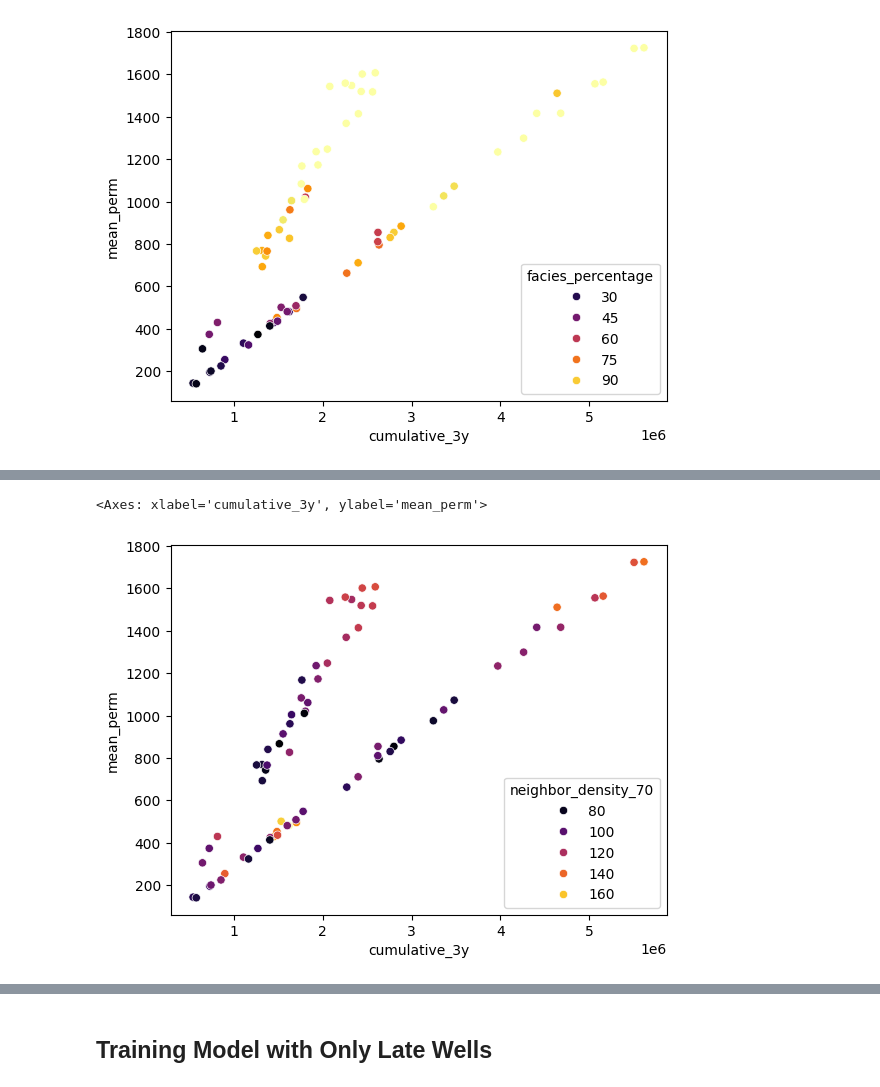
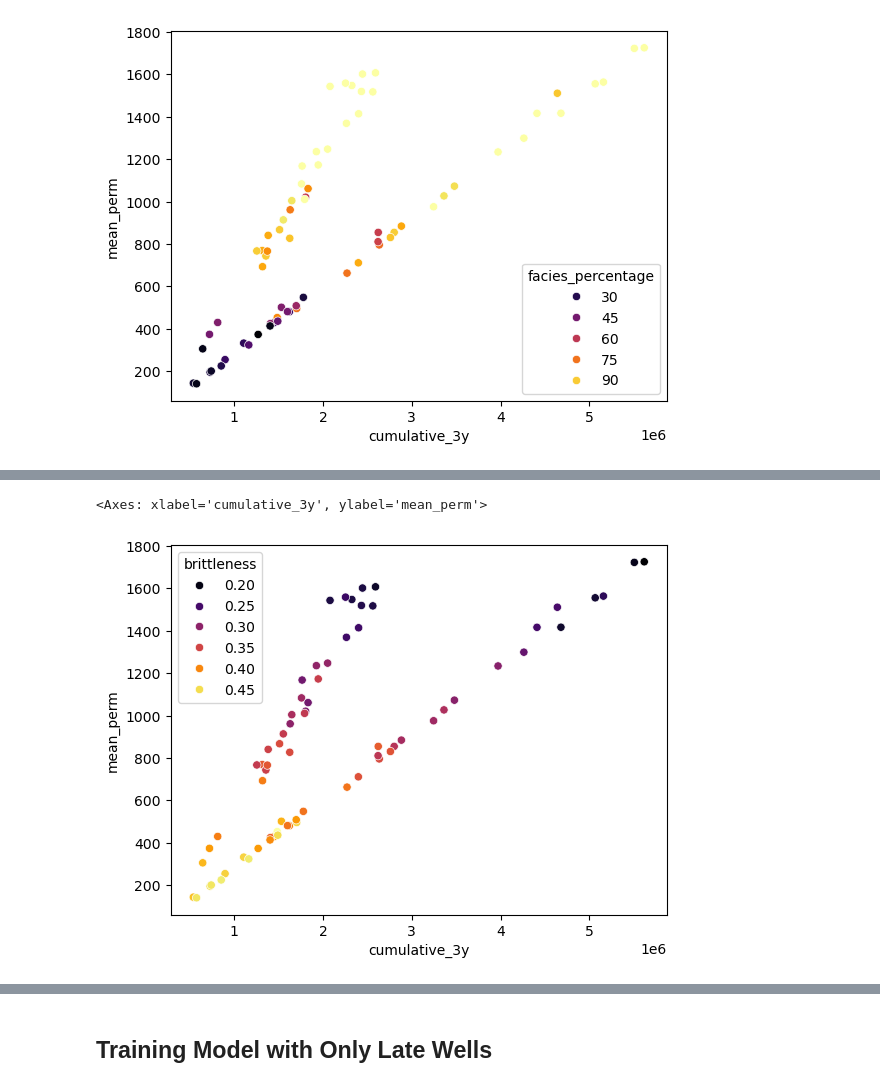
Before and after one commit to acmontesh/Energ-AI-z, a Jupyter notebook: Testing_Features_Models.ipynb, the cells around one changed output, grey strips where cells are left out. Drawn from its saved outputs; the diff is of its cells as text; code cells hidden in the pictures.

```diff
--- a/Testing_Features_Models.ipynb
+++ b/Testing_Features_Models.ipynb
@@ -277,0 +277,4 @@ df_out = df.groupby("Well_ID", as_index=False).first(  )
+# %%
+# Extracting first value from unique well IDs since we will it out with features already calculated
+df_out = historic_production_data.groupby("Well_ID", as_index=False).first( )
+df_out.head(  )
@@ -323,0 +313,25 @@ df_out["facies_percentage"] = df_facies["Percentage_Facies_3_or_Less"]
+# %%
+# Inlcuding other features calculated related to facies and mechanical properties
+df_mechanical = pd.read_csv("mechanical.csv" )
+df_facies = pd.read_csv("facies.csv")
+df_times = pd.read_csv( "times.csv",parse_dates=["earliest"] )
+
+# Facies-related features
+df_out["facies_percentage"] = df_facies["Percentage_Facies_3_or_Less"]
+
+# Mechanical properties-related features
+df_out["brittleness"] = df_mechanical["Mean_Brittleness_Index"]
+df_out["young"] = df_mechanical["Mean_Youngs_Modulus_Velocities"]
+df_out["poisson"] = df_mechanical["Mean_Poisson_Ratio_Velocities"]
+
+# Calculating other features to explore their relationship with cumulative production
+df_out["porosity_permeability"] = df_out["mean_por"]/df_out["mean_perm"]
+df_out["porosity_times_permeability"] = df_out["mean_por"]
+# Permeability considering percentage of sands
+df_out["perm_over_facies"] = np.where(df_out["facies_percentage"]> 0, df_out["mean_perm"]/df_out["facies_percentage"], 0)
+
+# Using time-related features to see how early or late a well was drilled
+df_times["is_before_cutoff_2"] = np.where( df_times["earliest"]<pd.to_datetime( "2019-08-01",format="%Y-%m-%d" ),1,0 )
+df_out["well_on"] = np.where(df_times["is_before_cutoff_2"],"early","late")
+
+df_out.head(  )
@@ -323,0 +352,5 @@ df_out["facies_percentage"] = df_facies["Percentage_Facies_3_or_Less"]
+# %%
+# Testing correlations between features and target against cumulative production using pairplot
+df_out = df_out[["gamma_var","gamma_mean","brittleness","mean_perm","facies_percentage","Y","well_on","acoustic_imp","perm_over_facies","cumulative_3y","young"]]
+
+sb.pairplot(df_out)
@@ -326,8 +362,3 @@ sb.scatterplot( data=df_out,x="cumulative_3y",y="mean_perm",hue="facies_percenta
 # %% [output]
 <Axes: xlabel='cumulative_3y', ylabel='mean_perm'>
 [figure]
-# %%
-df_out["y_north"] = np.where( (df_out["X"]<100) & (df_out["Y"]<100),"North","South" )
-df_out["x_east"] = np.where( df_out["X"]>=80,"East","West" )
-df_out["region"] = np.where( (df_out["X"]<=90) & ((df_out["Y"]<70) | (df_out["Y"]>125)),"in_region","out_region" )
-df_out["region_north"] = np.where( (df_out["region"]=="in_region") & (df_out["Y"]<100),"in_region_north","in_region_south" )
@@ -349,5 +365,6 @@ sb.scatterplot( data=df_out,x="cumulative_3y",y="mean_perm",hue="x_east",palette
 # %%
-sb.scatterplot( data=df_out,x="cumulative_3y",y="mean_perm",hue="neighbor_density_70",palette="inferno" )
+# CReate a scatter plot to see relationship between cumulative production and permeability colored by brittleness with gradient color
+sb.scatterplot( data=df_out,x="cumulative_3y",y="mean_perm",hue="brittleness",palette="inferno" )
 # %% [output]
 <Axes: xlabel='cumulative_3y', ylabel='mean_perm'>
-[figure, old version]
+[figure, new version]
```
Also changed, not shown: parts of 57 cells of this notebook.
